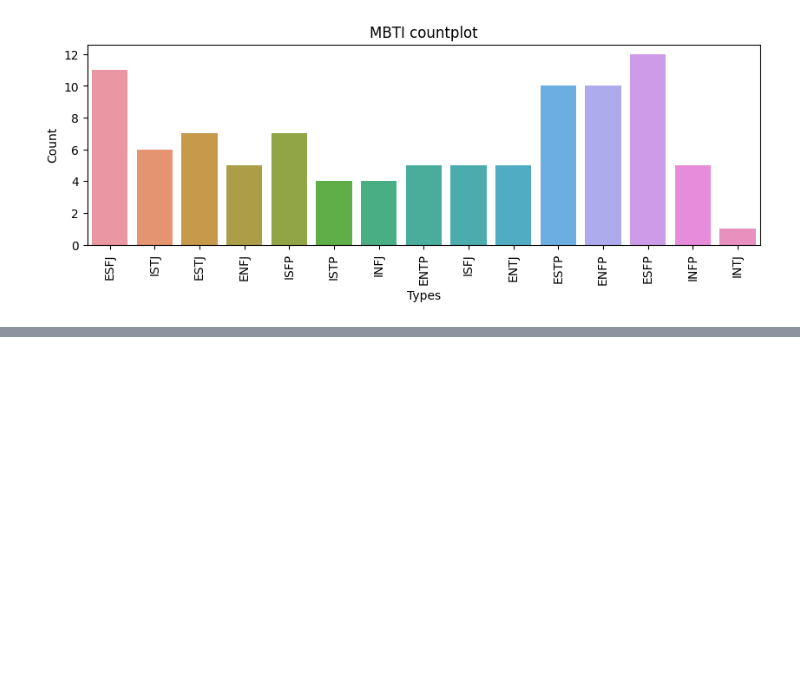
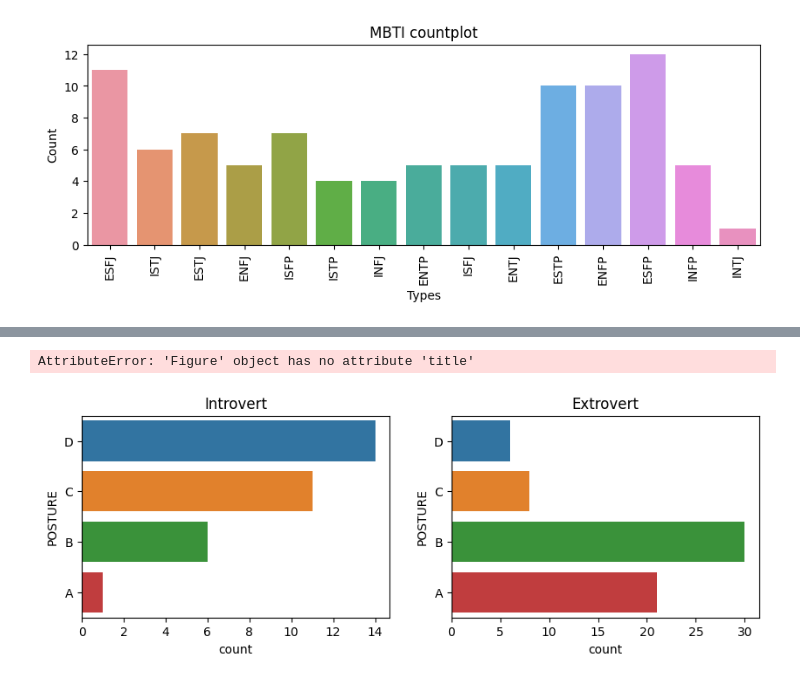
Before and after one commit to ortizfram/Correlation-Posture-VS-Personality-Trait, a Jupyter notebook: correlation.ipynb, the cells around one changed output, grey strips where cells are left out. Drawn from its saved outputs; the diff is of its cells as text; code cells hidden in the pictures; blank space fills up the shorter version.

```diff
--- a/correlation.ipynb
+++ b/correlation.ipynb
@@ -117,3 +117,19 @@ plt.show()
 - As we see, heading comes ESFP, followed by ESFJ, and finally ESTP/ENFP together
 
 <img src="attachment:2d2e6eae-a1af-41c7-9067-51b46bf63fb0.png" width=400px><img src="attachment:fa2b4542-5dbc-4870-99d8-a721b741afe6.png" width=400px>   <img src="attachment:affea31d-7729-4207-ad9f-f4d1e364b697.png" width=400px><img src="attachment:785c6b8d-be83-4125-8bf2-ba8a5ede86a3.png" width=400px>
+# %%
+extroverts = df[df["E"] > df["I"]]
+introverts = df[df["I"] >= df["E"]]
+# %%
+fig, ax = plt.subplots(1, 2, figsize=(10, 3))
+sns.countplot(y='POSTURE', data=introverts, ax=ax[0], order=introverts['POSTURE'].value_counts().index)
+sns.countplot(y='POSTURE', data=extroverts, ax=ax[1], order=introverts['POSTURE'].value_counts().index)
+
+ax[0].set_title("Introvert")
+ax[1].set_title("Extrovert")
+#.title('Postures between Introvert/Extrovert')
+plt.tight_layout()
+plt.show()
+# %% [output]
+AttributeError: 'Figure' object has no attribute 'title'
+[figure, added]
```
